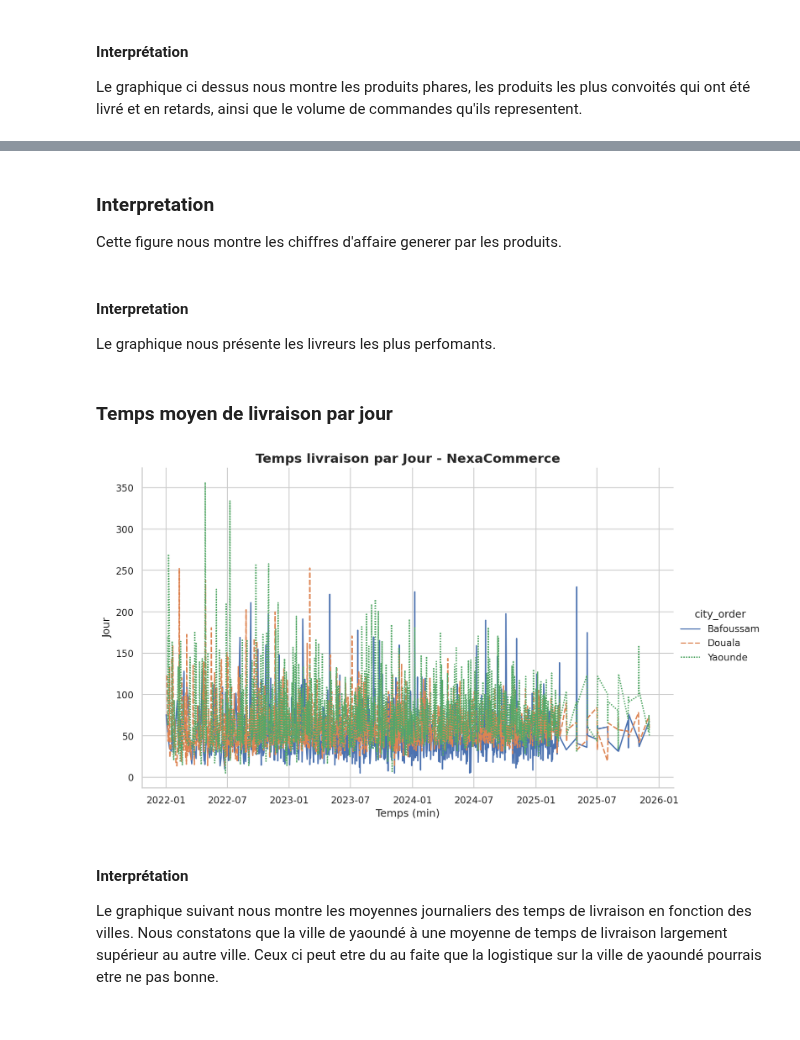
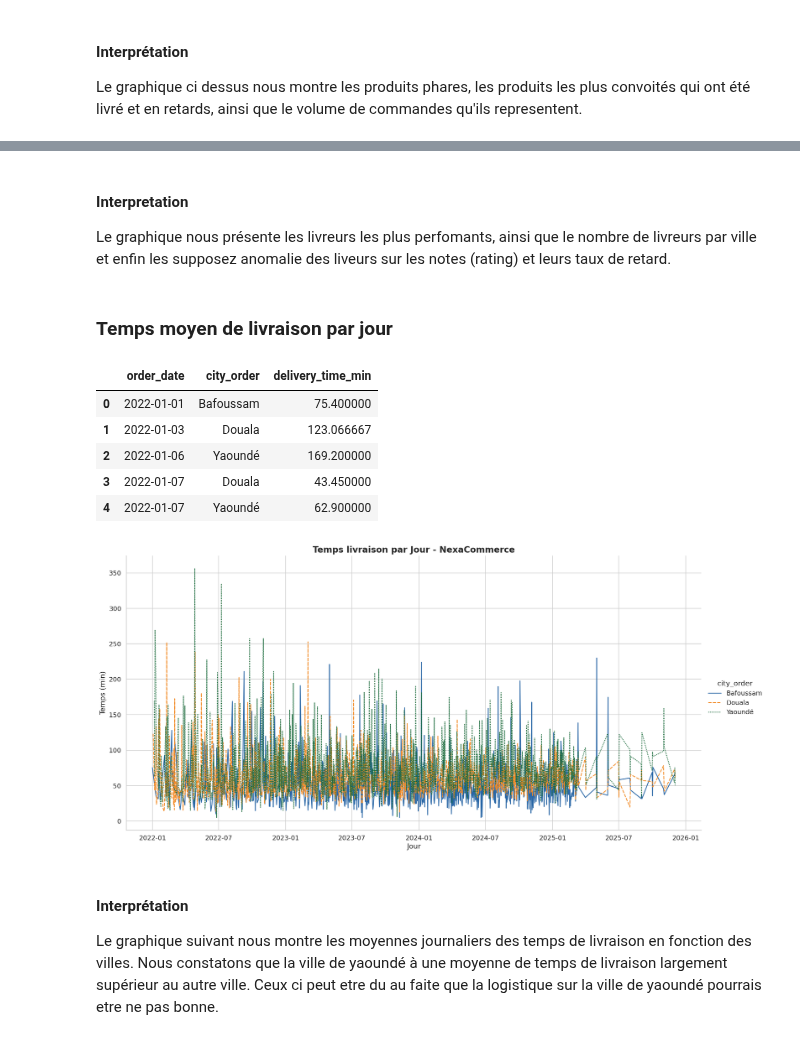
Before and after one commit to Codeur63/Projet_1-Data_IA_enginner, a Jupyter notebook: notebooks/EDA_rapport_final.ipynb, the cells around one changed output, grey strips where cells are left out. Saved outputs shown, nothing was run; the diff lists cells and outputs as text; code cells hidden in the pictures.

```diff
--- a/notebooks/EDA_rapport_final.ipynb
+++ b/notebooks/EDA_rapport_final.ipynb
@@ -188,8 +188,8 @@ def status_normalise(value):
 def city_normalise(value):
     if pd.isna(value):
         return np.nan
-    if value in {"Yaoundã©","Yaoundã©","YaoundÃ©","Yaoundã©","Yaoundé",'yaounde'}:
-        return "Yaounde"
+    if value in {"Yaoundé","yaounde","Yaounde"}:
+        return "Yaoundé"
     value = str(value).strip().lower()
     return value.capitalize()
 # %% [markdown]
@@ -340,6 +337,6 @@ Téléphone Valides trouvés avec customers_dedup: 1918
 # %% [markdown]
 ### Application des normalisation sur les différentes tables
 # %%
-orders['status']  = orders['status'].map(status_normalise)
-orders['city'] = orders['city'].map(city_normalise)
+orders['status']  = orders['status'].apply(status_normalise)
+orders['city'] = orders['city'].apply(city_normalise)
 # %% [markdown]
@@ -347,3 +344,6 @@ orders['city'] = orders['city'].map(city_normalise)
 # %%
-customers['city'] = customers['city'].map(city_normalise)
+# Normalisation des citys de la table customers
+customers['city'] = customers['city'].apply(city_normalise)
+
+# Mettre à NaN les numéros de téléphone non parser (Par reussis)
 customers['phone'] = customers['phone'].apply(normalise_phone)
@@ -1284,31 +1370,35 @@ fig3.write_html('../reports/EDA/Audit_livreur.html')
-# %% [markdown]
-### Interpretation
-Cette figure nous montre les chiffres d'affaire generer par les produits.
 # %% [markdown]
 #### Interpretation
-Le graphique nous présente les livreurs les plus perfomants.
+Le graphique nous présente les livreurs les plus perfomants, ainsi que le nombre de livreurs par ville et enfin les supposez anomalie des liveurs sur les notes (rating) et leurs taux de retard.
 # %% [markdown]
 ### Temps moyen de livraison par jour
 # %%
 analysis = orders.merge(
     customers[['customer_id','name','city','loyalty_score','profile']],
     on='customer_id',
     how='left',
     suffixes=('_order','_cust')
 )
 
-daily = analysis.groupby([analysis['order_date'].dt.date, 'city_order'])['delivery_time_min'].mean().reset_index()
+daily = analysis.groupby([analysis['order_date'].dt.to_period('D').dt.to_timestamp(), 'city_order'])['delivery_time_min'].mean().reset_index()
+display(daily.head(5))
 daily_wide = daily.pivot(index='order_date', columns='city_order', values='delivery_time_min')
-sns.relplot(data=daily_wide, kind='line', height=6, aspect=1.6)
+sns.relplot(data=daily_wide, kind='line', height=8, aspect=2 )
 
 
-plt.title("Temps livraison par Jour - NexaCommerce", fontsize=15, fontweight='bold')
-plt.xlabel("Temps (min)")
-plt.ylabel("Jour")
+plt.title("Temps livraison par Jour - NexaCommerce", fontsize=16, fontweight='bold')
+plt.xlabel("Jour")
+plt.ylabel("Temps (min)")
 fig.savefig("../reports/EDA/Time_day.png", bbox_inches="tight", dpi=150)
 plt.show()
 # %% [output]
+|  | order_date | city_order | delivery_time_min |
+| 0 | 2022-01-01 | Bafoussam | 75.400000 |
+| 1 | 2022-01-03 | Douala | 123.066667 |
+| 2 | 2022-01-06 | Yaoundé | 169.200000 |
+| 3 | 2022-01-07 | Douala | 43.450000 |
+| 4 | 2022-01-07 | Yaoundé | 62.900000 |
-[figure, old version]
+[figure, new version]
 # %% [markdown]
 #### Interprétation
 Le graphique suivant nous montre les moyennes journaliers des temps de livraison en fonction des villes. Nous constatons que la ville de yaoundé à une moyenne de temps de livraison largement supérieur au autre ville. Ceux ci peut etre du au faite que la logistique sur la ville de yaoundé pourrais etre ne pas bonne.
```
Also changed, not shown: parts of 43 cells of this notebook, 16 other files.
